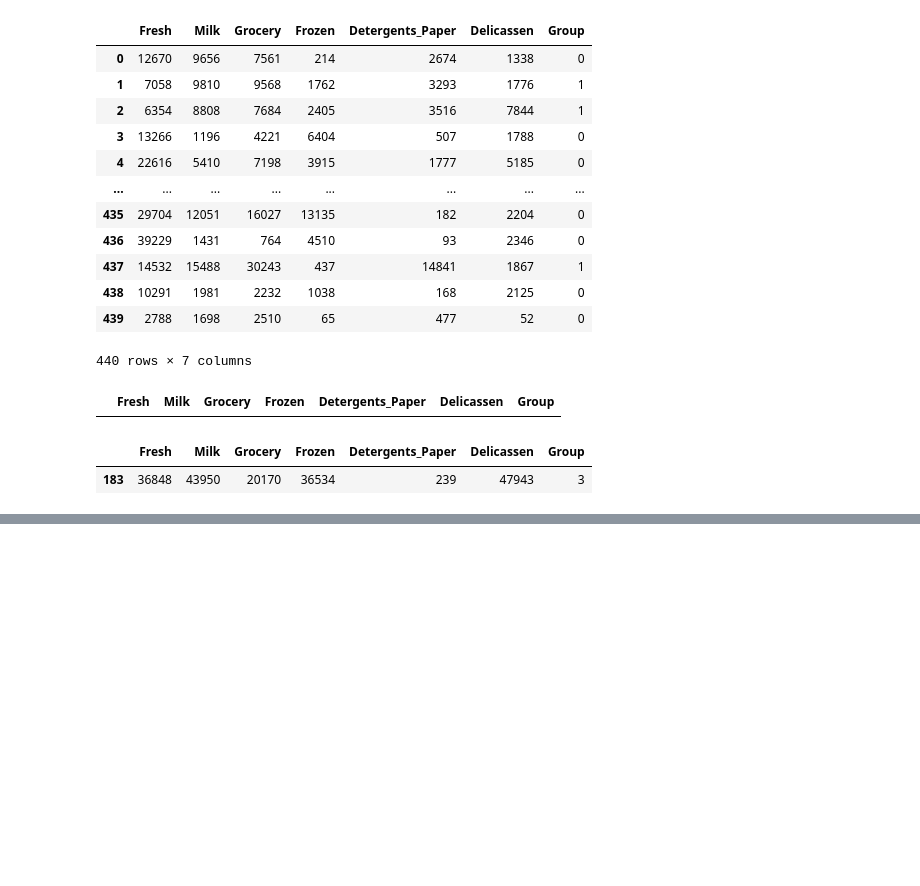
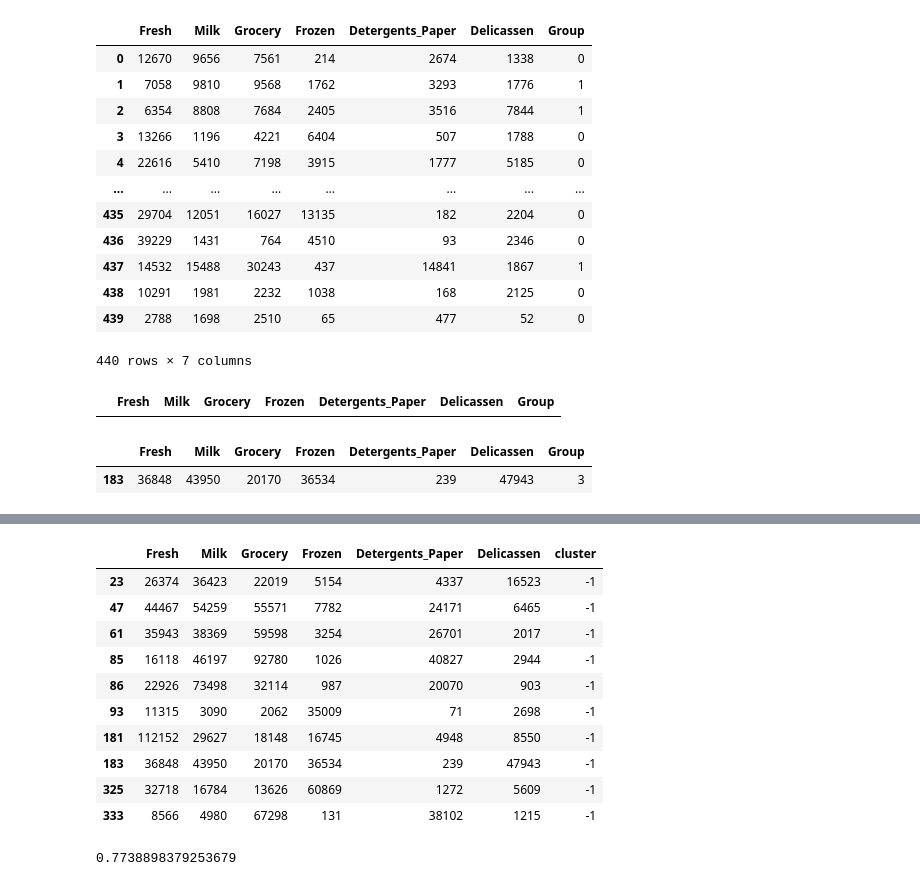
Before and after one commit to ChetanGoud77/AD-PYTHON, a Jupyter notebook: DAY_21.ipynb, the cells around one changed output, grey strips where cells are left out. Cells and saved outputs as stored; diff of their text form; code cells hidden in the pictures; blank space fills up the shorter version.

```diff
--- a/DAY_21.ipynb
+++ b/DAY_21.ipynb
@@ -448,0 +494,18 @@ cust_group[cust_group['Group'] == 3]
+# %%
+df_cluster[df_cluster['cluster']==-1]
+# %% [output]
+|  | Fresh | Milk | Grocery | Frozen | Detergents_Paper | Delicassen | cluster |
+| 23 | 26374 | 36423 | 22019 | 5154 | 4337 | 16523 | -1 |
+| 47 | 44467 | 54259 | 55571 | 7782 | 24171 | 6465 | -1 |
+| 61 | 35943 | 38369 | 59598 | 3254 | 26701 | 2017 | -1 |
+| 85 | 16118 | 46197 | 92780 | 1026 | 40827 | 2944 | -1 |
+| 86 | 22926 | 73498 | 32114 | 987 | 20070 | 903 | -1 |
+| 93 | 11315 | 3090 | 2062 | 35009 | 71 | 2698 | -1 |
+| 181 | 112152 | 29627 | 18148 | 16745 | 4948 | 8550 | -1 |
+| 183 | 36848 | 43950 | 20170 | 36534 | 239 | 47943 | -1 |
+| 325 | 32718 | 16784 | 13626 | 60869 | 1272 | 5609 | -1 |
+| 333 | 8566 | 4980 | 67298 | 131 | 38102 | 1215 | -1 |
+# %%
+silhouette_score(x,dbscan.labels_)
+# %% [output]
+0.7738898379253679
```
Also changed, not shown: parts of 4 cells of this notebook.
